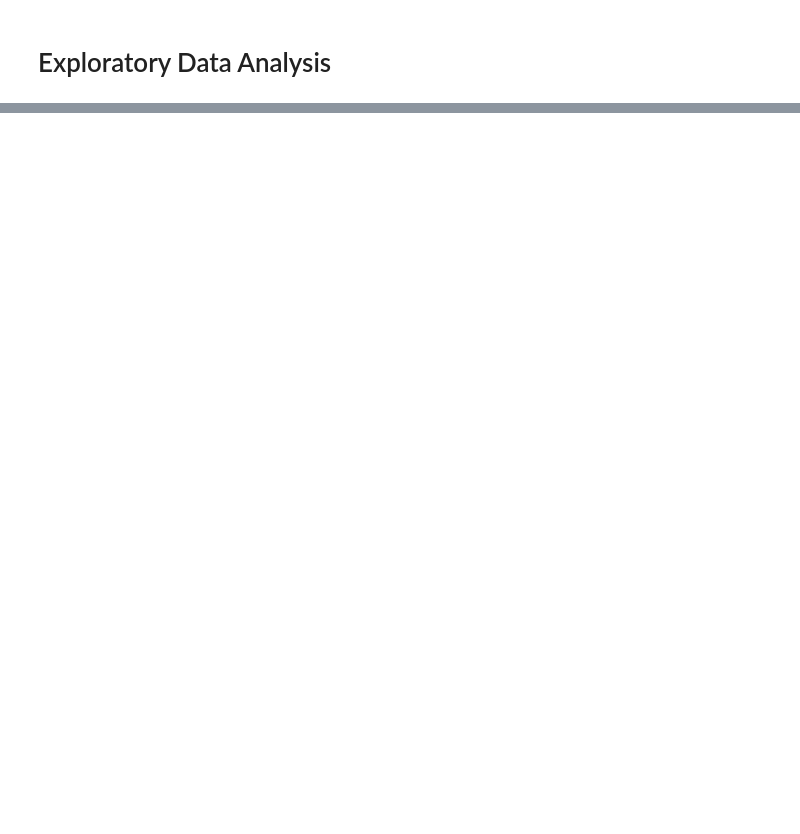
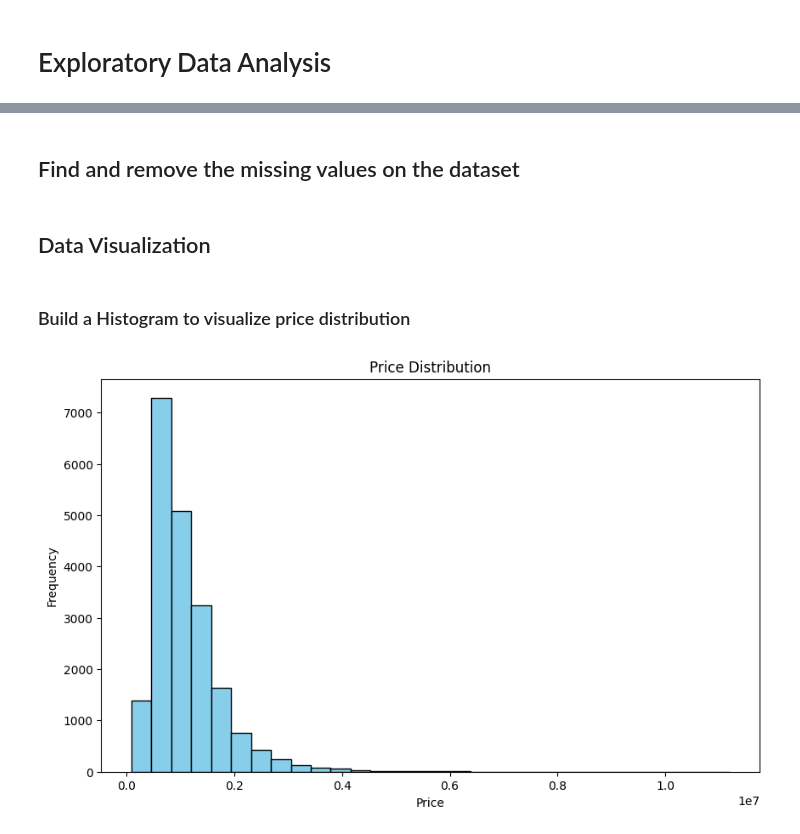
Before and after one commit to konerjonlar/Akbank-Makine-Ogrenmesi-Bootcamp, a Jupyter notebook: Housing_Price_Predictions.ipynb, the cells around one changed output, grey strips where cells are left out. Saved outputs shown, nothing was run; the diff lists cells and outputs as text; code cells hidden in the pictures; blank space fills up the shorter version.

```diff
--- a/Housing_Price_Predictions.ipynb
+++ b/Housing_Price_Predictions.ipynb
@@ -68,0 +108,10 @@ dtype: int64
+# %%
+# Check for and remove duplicate data
+duplicates = df.duplicated()  # Find duplicate rows
+df_no_duplicates = df[~duplicates]  # Create a new DataFrame without duplicates
+
+# Print the number of duplicate rows
+print("Number of duplicate rows:", duplicates.sum())
+
+# Update the original DataFrame to contain only the non-duplicate data
+df = df_no_duplicates
@@ -68,0 +122,39 @@ dtype: int64
+# %%
+# Calculate z-scores for 'Landsize' and 'BuildingArea'
+z_scores_landsize = np.abs(stats.zscore(df['Landsize']))
+z_scores_building_area = np.abs(stats.zscore(df['BuildingArea']))
+
+# Define a z-score threshold for identifying outliers
+z_score_threshold = 3
+
+# Create boolean masks to identify outlier rows
+outliers_landsize = z_scores_landsize > z_score_threshold
+outliers_building_area = z_scores_building_area > z_score_threshold
+
+# Remove rows with outliers
+df = df[~(outliers_landsize | outliers_building_area)]
+# %% [markdown]
+## Find and remove the missing values on the dataset
+# %%
+# Find and remove rows with missing values
+df = df.dropna(subset=['Bathroom', 'Car'])
+
+# Fill missing values with the mode
+df['Bathroom'] = df['Bathroom'].fillna(df['Bathroom'].mode().idxmax())
+df['Car'] = df['Car'].fillna(df['Car'].mode().idxmax())
+# %% [markdown]
+## Data Visualization
+# %% [markdown]
+### Build a Histogram to visualize price distribution
+# %%
+# Create a histogram for the 'Price' variable
+plt.figure(figsize=(10, 6))  # Set the figure size
+plt.hist(df['Price'], bins=30, color='skyblue', edgecolor='black')  # Plot the histogram
+plt.title('Price Distribution')  # Set the title
+plt.xlabel('Price')  # Label the x-axis
+plt.ylabel('Frequency')  # Label the y-axis
+
+# Show the histogram
+plt.show()
+# %% [output]
+[figure, added]
```
Also changed, not shown: parts of 28 cells of this notebook.
